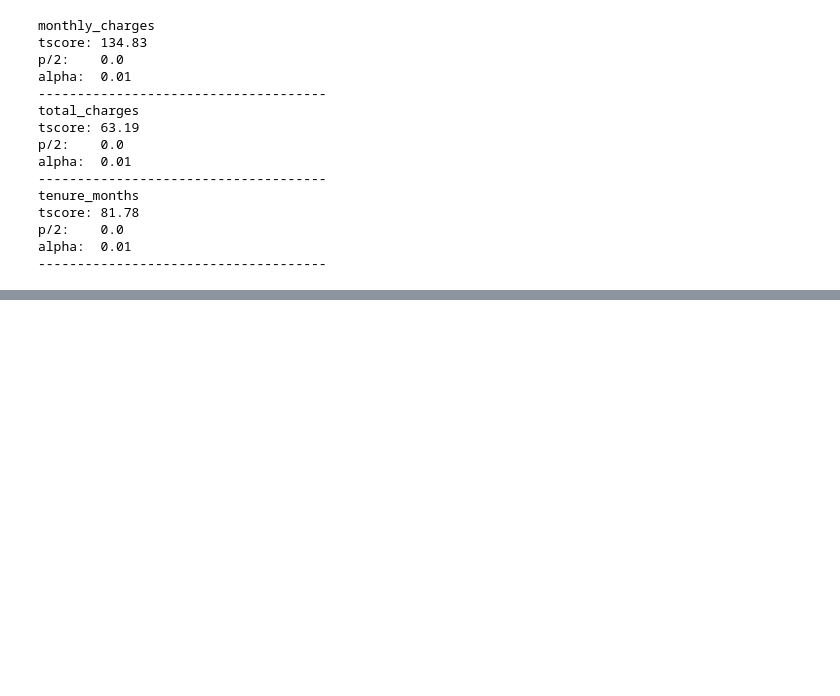
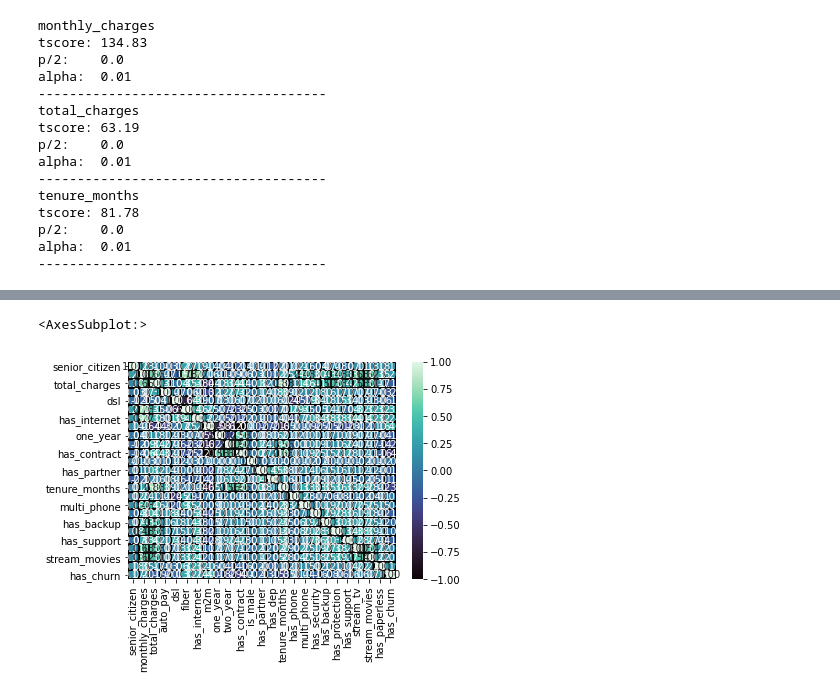
Before and after one commit to Tyler-Applegate/telco_churn_project, a Jupyter notebook: telco_scratchpad.ipynb, the cells around one changed output, grey strips where cells are left out. Drawn from its saved outputs; the diff is of its cells as text; code cells hidden in the pictures; blank space fills up the shorter version.

```diff
--- a/telco_scratchpad.ipynb
+++ b/telco_scratchpad.ipynb
@@ -557,0 +569,5 @@ telco_swarm(telco_quant_melt)
+# %%
+sns.heatmap(train.corr(), cmap='mako', center=0, linewidth= 1, linecolor= 'k', annot= True, fmt='.2f', )
+# %% [output]
+<AxesSubplot:>
+[figure, added]
```
Also changed, not shown: parts of 12 cells of this notebook, 2 other files.
